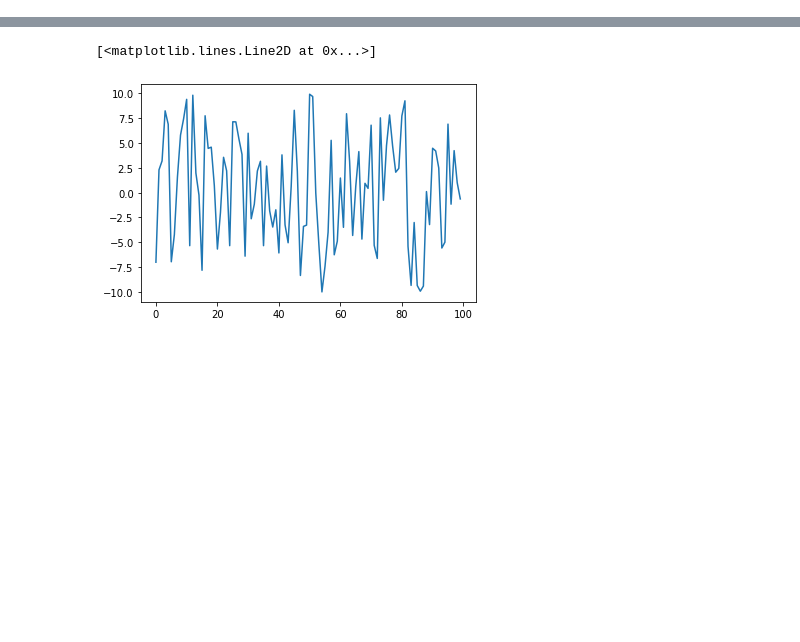
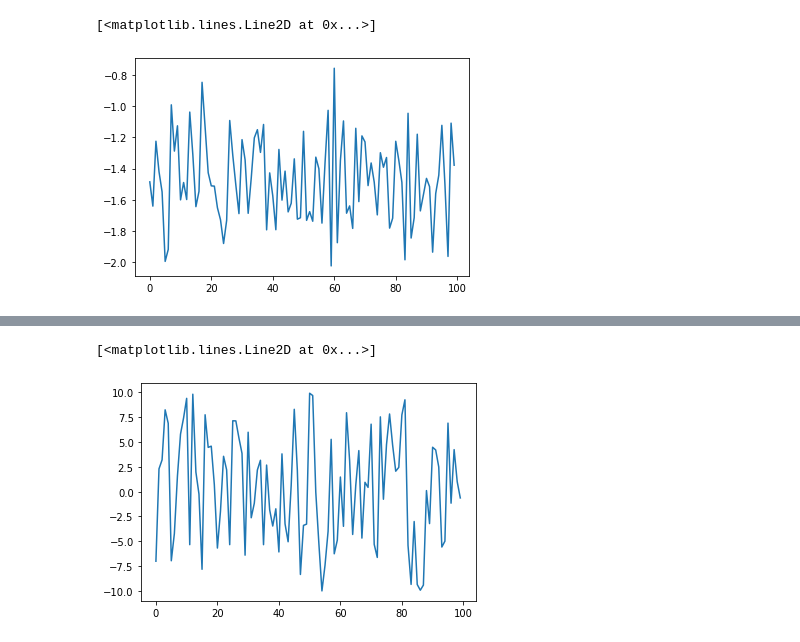
Before and after one commit to Ilyas-Malik/pyro, a Jupyter notebook: Untitled1.ipynb, the cells around one changed output, grey strips where cells are left out. Saved outputs shown, nothing was run; the diff lists cells and outputs as text; code cells hidden in the pictures; blank space fills up the shorter version.

```diff
--- a/Untitled1.ipynb
+++ b/Untitled1.ipynb
@@ -5,0 +87,7 @@ import numpy as np
+# %%
+mylist = est_loss_history[-1]
+
+plt.plot(mylist)
+# %% [output]
+[<matplotlib.lines.Line2D at 0x...>]
+[figure, added]
```
Also changed, not shown: parts of 14 cells of this notebook, 4 other files.
